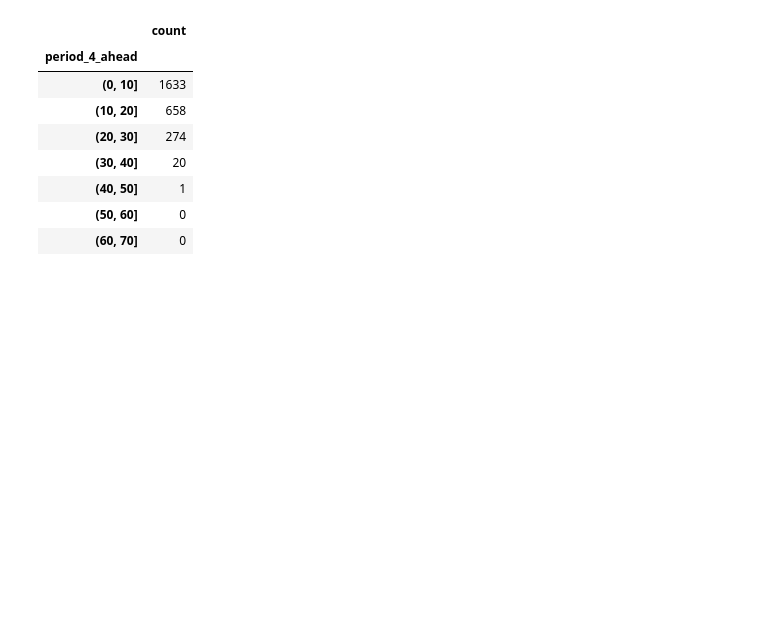
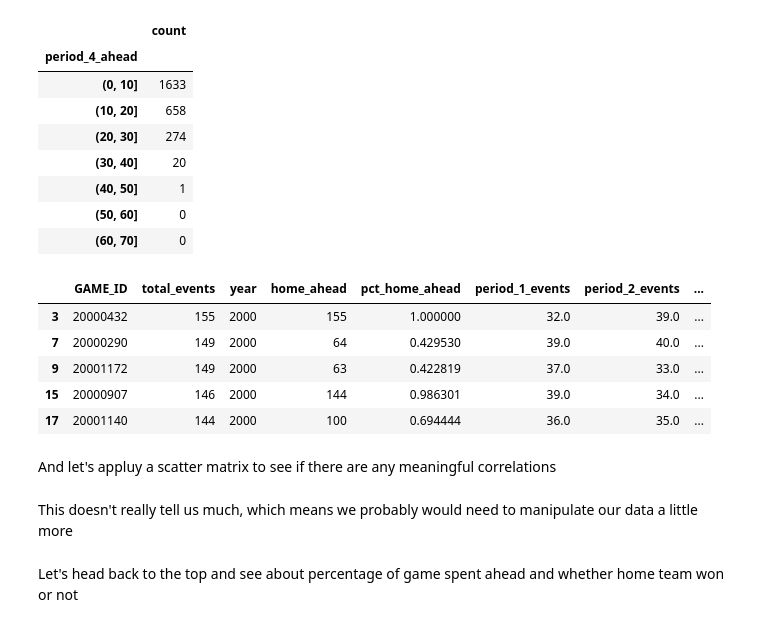
Before and after one commit to dogrdon/nba_data, a Jupyter notebook: comeback_analysis.ipynb, the cells around one changed output. Drawn from its saved outputs; the diff is of its cells as text; code cells hidden in the pictures; blank space fills up the shorter version.

```diff
--- a/comeback_analysis.ipynb
+++ b/comeback_analysis.ipynb
@@ -124,0 +129,13 @@ no_ot_df[no_ot_df.home_win==0].groupby(p4_loss_bins)['period_4_ahead'].agg(['cou
+# %%
+no_ot_clipped = no_ot_df[['GAME_ID', 'total_events', 'year', 'home_ahead', 'pct_home_ahead', 'period_1_events', 'period_2_events', 'period_3_events', 'period_4_events', 'period_1_ahead', 'period_2_ahead', 'period_3_ahead', 'period_4_ahead', 'home_win']]
+# %%
+no_ot_clipped.head()
+# %% [output]
+|  | GAME_ID | total_events | year | home_ahead | pct_home_ahead | period_1_events | period_2_events | ... |
+| 3 | 20000432 | 155 | 2000 | 155 | 1.000000 | 32.0 | 39.0 | ... |
+| 7 | 20000290 | 149 | 2000 | 64 | 0.429530 | 39.0 | 40.0 | ... |
+| 9 | 20001172 | 149 | 2000 | 63 | 0.422819 | 37.0 | 33.0 | ... |
+| 15 | 20000907 | 146 | 2000 | 144 | 0.986301 | 39.0 | 34.0 | ... |
+| 17 | 20001140 | 144 | 2000 | 100 | 0.694444 | 36.0 | 35.0 | ... |
+# %% [markdown]
+And let's appluy a scatter matrix to see if there are any meaningful correlations
@@ -124,0 +144,4 @@ no_ot_df[no_ot_df.home_win==0].groupby(p4_loss_bins)['period_4_ahead'].agg(['cou
+# %% [markdown]
+This doesn't really tell us much, which means we probably would need to manipulate our data a little more
+# %% [markdown]
+Let's head back to the top and see about percentage of game spent ahead and whether home team won or not
```
Also changed, not shown: parts of 7 cells of this notebook.
